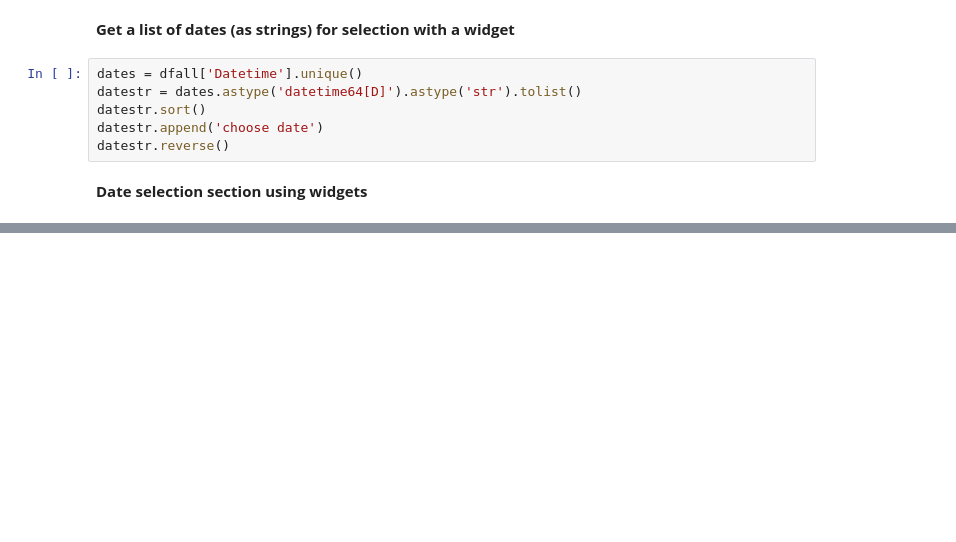
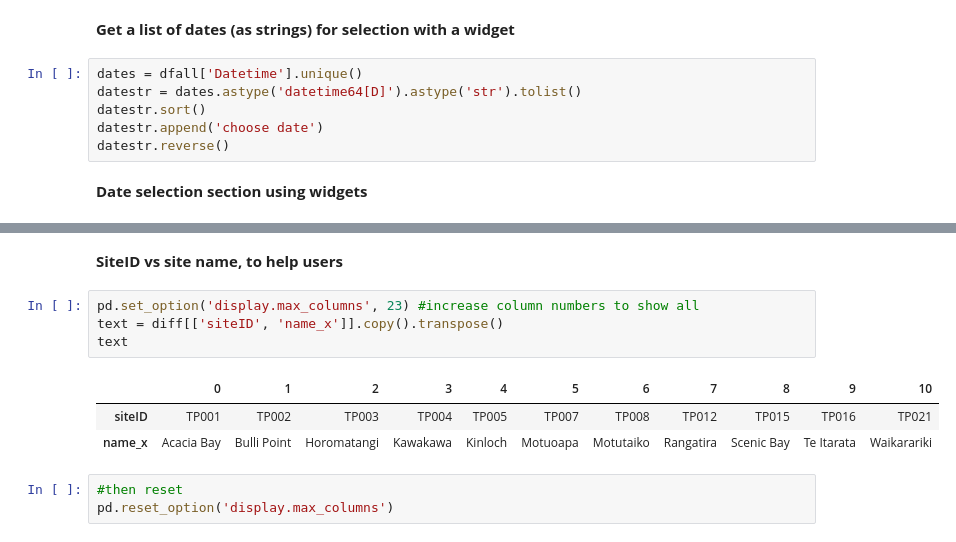
Before and after one commit to rumachan/iPythonNotebooks, a Jupyter notebook: taupo_lakelevel_map.ipynb, the cells around one changed output, grey strips where cells are left out. Drawn from its saved outputs; the diff is of its cells as text; blank space fills up the shorter version.

```diff
--- a/taupo_lakelevel_map.ipynb
+++ b/taupo_lakelevel_map.ipynb
@@ -160,0 +181,13 @@ widgets.HBox([wd1, wd2, g])
+# %% [markdown]
+**SiteID vs site name, to help users**
+# %%
+pd.set_option('display.max_columns', 23) #increase column numbers to show all
+text = diff[['siteID', 'name_x']].copy().transpose()
+text
+# %% [output]
+|  | 0 | 1 | 2 | 3 | 4 | 5 | 6 | 7 | 8 | 9 | 10 |
+| siteID | TP001 | TP002 | TP003 | TP004 | TP005 | TP007 | TP008 | TP012 | TP015 | TP016 | TP021 |
+| name_x | Acacia Bay | Bulli Point | Horomatangi | Kawakawa | Kinloch | Motuoapa | Motutaiko | Rangatira | Scenic Bay | Te Itarata | Waikarariki |
+# %%
+#then reset
+pd.reset_option('display.max_columns')
```
Also changed, not shown: parts of 10 cells of this notebook.
